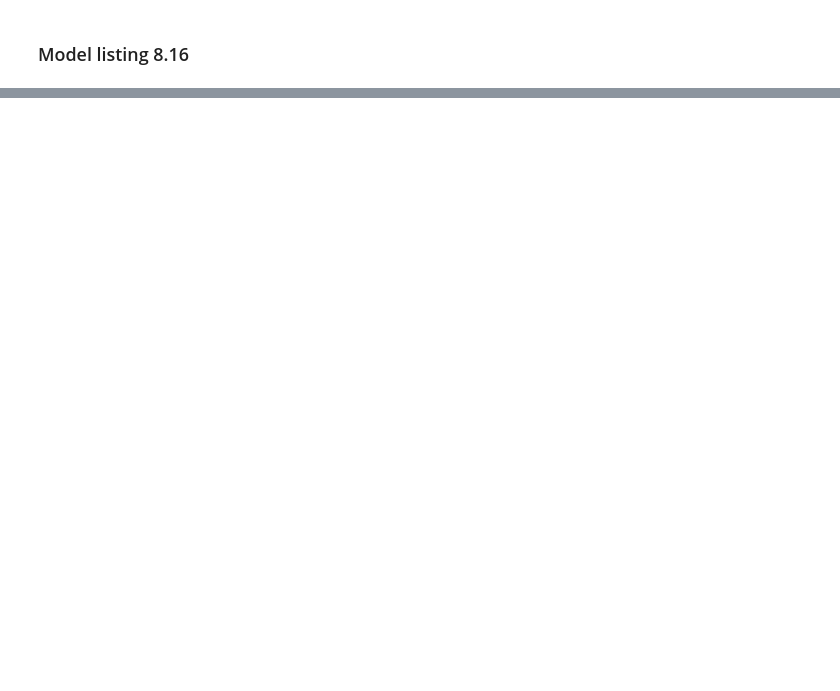
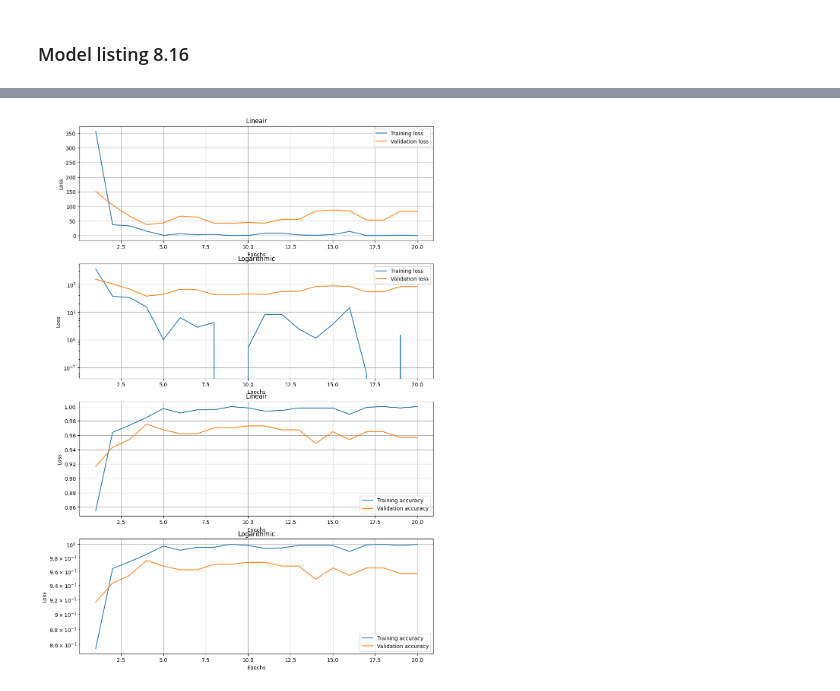
Before and after one commit to Tim-Mortier/Schilderijen-Classificatie, a Jupyter notebook: 5_Model_Training.ipynb, the cells around one changed output, grey strips where cells are left out. Cells and saved outputs as stored; diff of their text form; code cells hidden in the pictures; blank space fills up the shorter version.

```diff
--- a/5_Model_Training.ipynb
+++ b/5_Model_Training.ipynb
@@ -441,0 +417,22 @@ KeyboardInterrupt:
+# %%
+input_shape = (train_features.shape[1], train_features.shape[2], train_features.shape[3])
+inputs = keras.Input(shape=input_shape)
+x = layers.Flatten()(inputs)
+x = layers.Dense(256)(x)
+x = layers.Dropout(0.5)(x)
+outputs = layers.Dense(1, activation="sigmoid")(x)
+model = keras.Model(inputs, outputs)
+model.compile(loss="binary_crossentropy",
+optimizer="rmsprop",
+metrics=["accuracy"])
+callbacks = [
+keras.callbacks.ModelCheckpoint(
+filepath="feature_extraction.keras",
+save_best_only=True,
+monitor="val_loss")
+]
+history = model.fit(
+train_features, train_labels,
+epochs=20,
+validation_data=(val_features, val_labels),
+callbacks=callbacks)
@@ -441,0 +457,4 @@ KeyboardInterrupt:
+# %%
+plot_loss(history)
+# %% [output]
+[figure, added]
```
Also changed, not shown: parts of 35 cells of this notebook.
